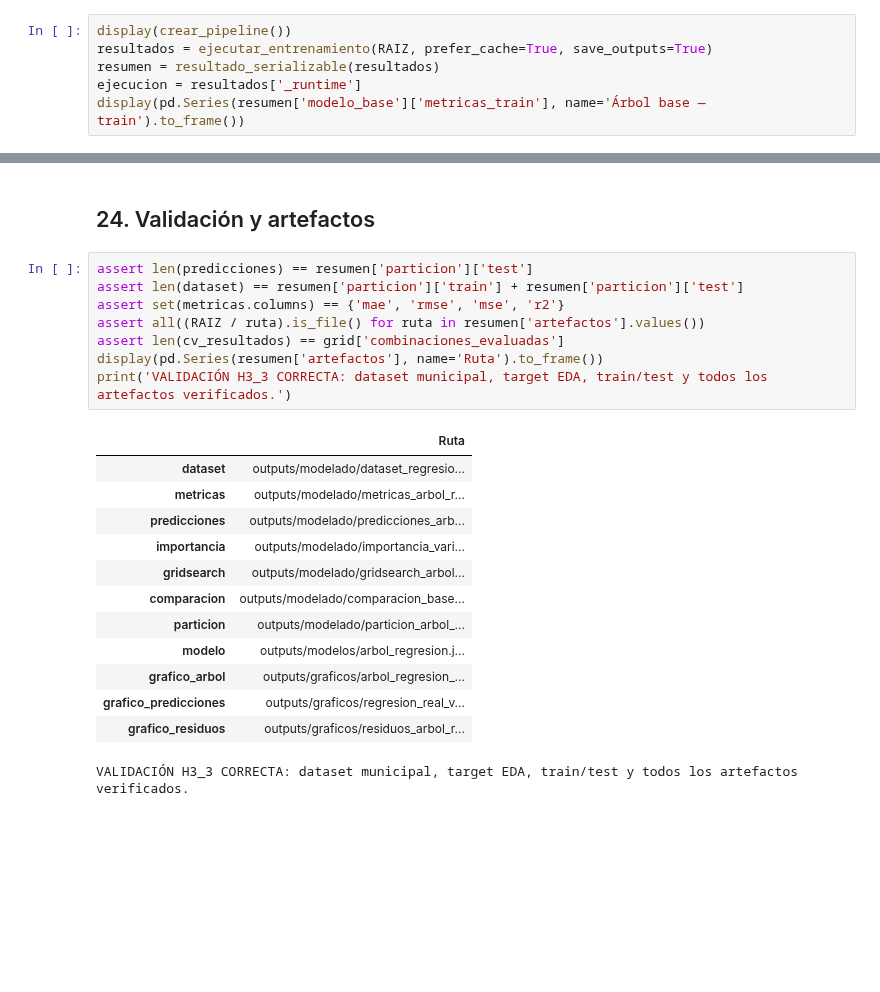
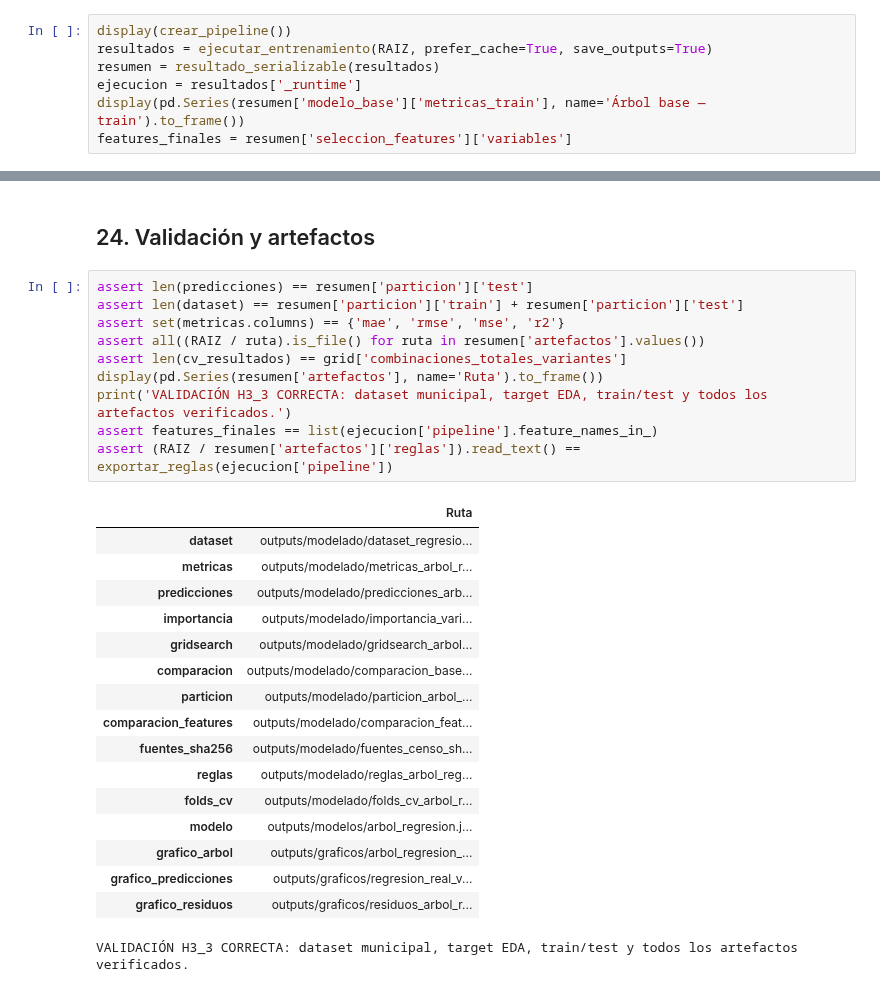
Before and after one commit to lpzealexjoelquispeti-dot/Mineria-de-Datos-Internet, a Jupyter notebook: notebooks/H3_3_Arbol_Regresion_Internet_LaPaz.ipynb, the cells around one changed output, grey strips where cells are left out. Saved outputs shown, nothing was run; the diff lists cells and outputs as text; blank space fills up the shorter version.

```diff
--- a/notebooks/H3_3_Arbol_Regresion_Internet_LaPaz.ipynb
+++ b/notebooks/H3_3_Arbol_Regresion_Internet_LaPaz.ipynb
@@ -155,6 +170,7 @@ resultados = ejecutar_entrenamiento(RAIZ, prefer_cache=True, save_outputs=True)
 resumen = resultado_serializable(resultados)
 ejecucion = resultados['_runtime']
 display(pd.Series(resumen['modelo_base']['metricas_train'], name='Árbol base — train').to_frame())
+features_finales = resumen['seleccion_features']['variables']
 # %% [output]
 Pipeline(steps=[('imputador',
                  SimpleImputer(keep_empty_features=True, strategy='median')),
@@ -380,20 +469,26 @@ La evaluación depende de pocos territorios y de una única partición. Estos re
 # %%
 assert len(predicciones) == resumen['particion']['test']
 assert len(dataset) == resumen['particion']['train'] + resumen['particion']['test']
 assert set(metricas.columns) == {'mae', 'rmse', 'mse', 'r2'}
 assert all((RAIZ / ruta).is_file() for ruta in resumen['artefactos'].values())
-assert len(cv_resultados) == grid['combinaciones_evaluadas']
+assert len(cv_resultados) == grid['combinaciones_totales_variantes']
 display(pd.Series(resumen['artefactos'], name='Ruta').to_frame())
 print('VALIDACIÓN H3_3 CORRECTA: dataset municipal, target EDA, train/test y todos los artefactos verificados.')
+assert features_finales == list(ejecucion['pipeline'].feature_names_in_)
+assert (RAIZ / resumen['artefactos']['reglas']).read_text() == exportar_reglas(ejecucion['pipeline'])
 # %% [output]
 |  | Ruta |
 | dataset | outputs/modelado/dataset_regresio... |
 | metricas | outputs/modelado/metricas_arbol_r... |
 | predicciones | outputs/modelado/predicciones_arb... |
 | importancia | outputs/modelado/importancia_vari... |
 | gridsearch | outputs/modelado/gridsearch_arbol... |
 | comparacion | outputs/modelado/comparacion_base... |
 | particion | outputs/modelado/particion_arbol_... |
+| comparacion_features | outputs/modelado/comparacion_feat... |
+| fuentes_sha256 | outputs/modelado/fuentes_censo_sh... |
+| reglas | outputs/modelado/reglas_arbol_reg... |
+| folds_cv | outputs/modelado/folds_cv_arbol_r... |
 | modelo | outputs/modelos/arbol_regresion.j... |
 | grafico_arbol | outputs/graficos/arbol_regresion_... |
 | grafico_predicciones | outputs/graficos/regresion_real_v... |
```
Also changed, not shown: parts of 24 cells of this notebook, 24 other files.
